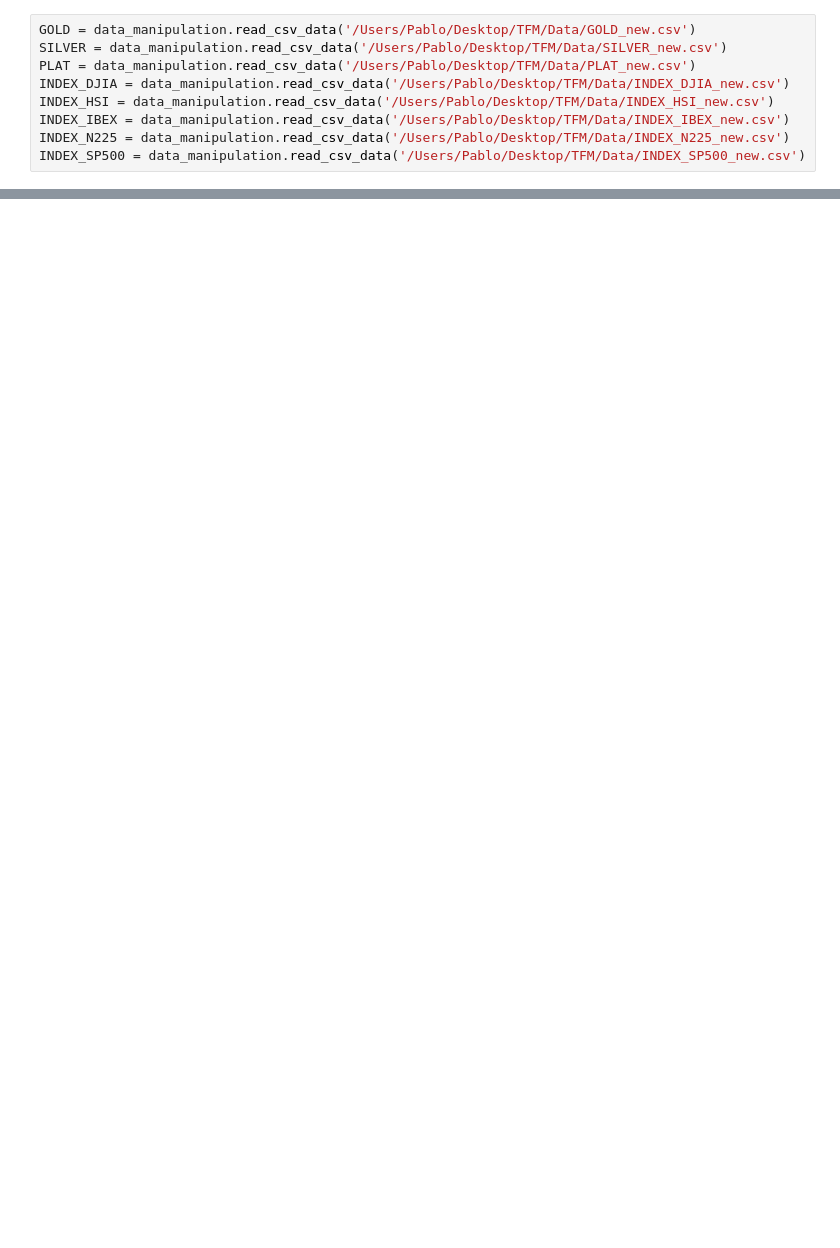
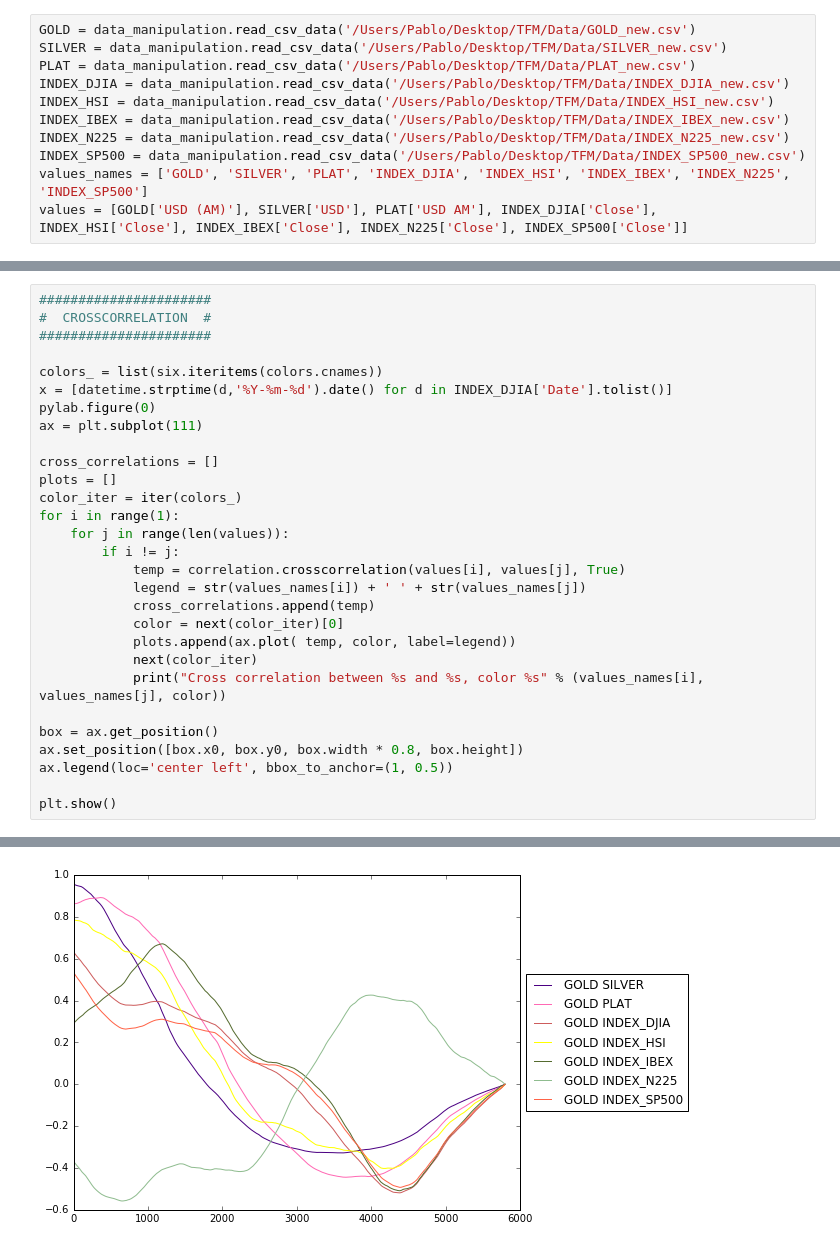
Before and after one commit to pablovicente/stock-index-prediction, a Jupyter notebook: Data_Analysis.ipynb, the cells around one changed output, grey strips where cells are left out. Drawn from its saved outputs; the diff is of its cells as text; blank space fills up the shorter version.

```diff
--- a/Data_Analysis.ipynb
+++ b/Data_Analysis.ipynb
@@ -23,3 +28,5 @@ INDEX_HSI = data_manipulation.read_csv_data('/Users/Pablo/Desktop/TFM/Data/INDEX
 INDEX_IBEX = data_manipulation.read_csv_data('/Users/Pablo/Desktop/TFM/Data/INDEX_IBEX_new.csv')
 INDEX_N225 = data_manipulation.read_csv_data('/Users/Pablo/Desktop/TFM/Data/INDEX_N225_new.csv')
 INDEX_SP500 = data_manipulation.read_csv_data('/Users/Pablo/Desktop/TFM/Data/INDEX_SP500_new.csv')
+values_names = ['GOLD', 'SILVER', 'PLAT', 'INDEX_DJIA', 'INDEX_HSI', 'INDEX_IBEX', 'INDEX_N225', 'INDEX_SP500']
+values = [GOLD['USD (AM)'], SILVER['USD'], PLAT['USD AM'], INDEX_DJIA['Close'], INDEX_HSI['Close'], INDEX_IBEX['Close'], INDEX_N225['Close'], INDEX_SP500['Close']]
@@ -72,0 +107,30 @@ plt.show()
+# %%
+######################
+#  CROSSCORRELATION  #
+######################
+
+colors_ = list(six.iteritems(colors.cnames))
+x = [datetime.strptime(d,'%Y-%m-%d').date() for d in INDEX_DJIA['Date'].tolist()]
+pylab.figure(0)
+ax = plt.subplot(111)
+
+cross_correlations = []
+plots = []
+color_iter = iter(colors_)
+for i in range(1):
+    for j in range(len(values)):
+        if i != j:
+            temp = correlation.crosscorrelation(values[i], values[j], True)
+            legend = str(values_names[i]) + ' ' + str(values_names[j])
+            cross_correlations.append(temp)
+            color = next(color_iter)[0]
+            plots.append(ax.plot( temp, color, label=legend))
+            next(color_iter)
+            print("Cross correlation between %s and %s, color %s" % (values_names[i], values_names[j], color))
+
+box = ax.get_position()
+ax.set_position([box.x0, box.y0, box.width * 0.8, box.height])
+ax.legend(loc='center left', bbox_to_anchor=(1, 0.5))
+
+plt.show()
+# %% [output]
@@ -72,0 +144 @@ plt.show()
+[figure, added]
```
Also changed, not shown: parts of 13 cells of this notebook.
